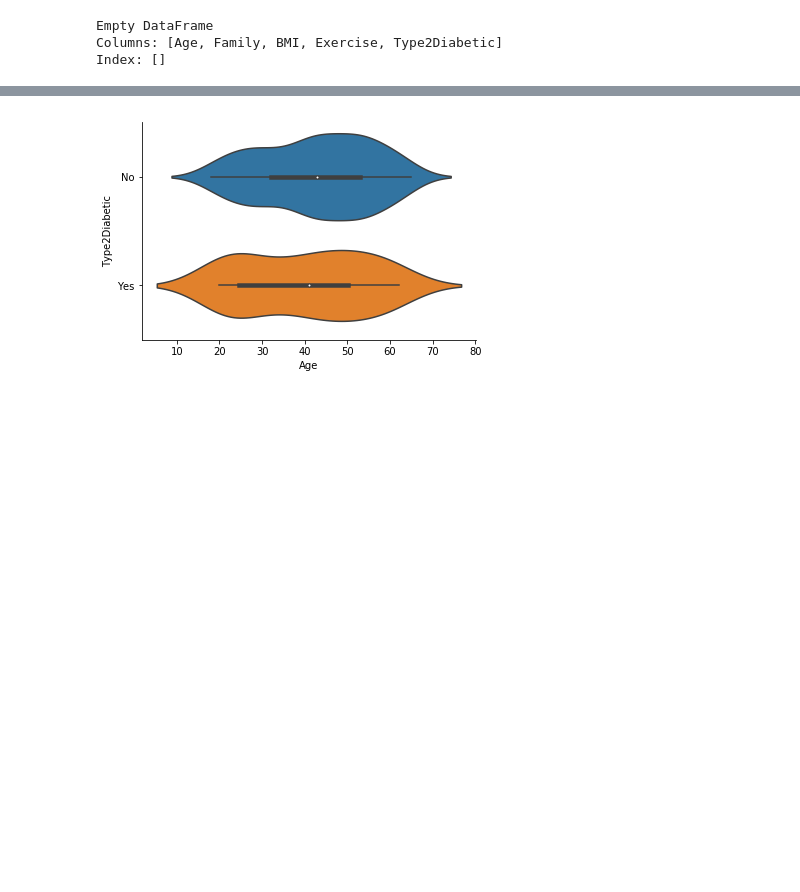
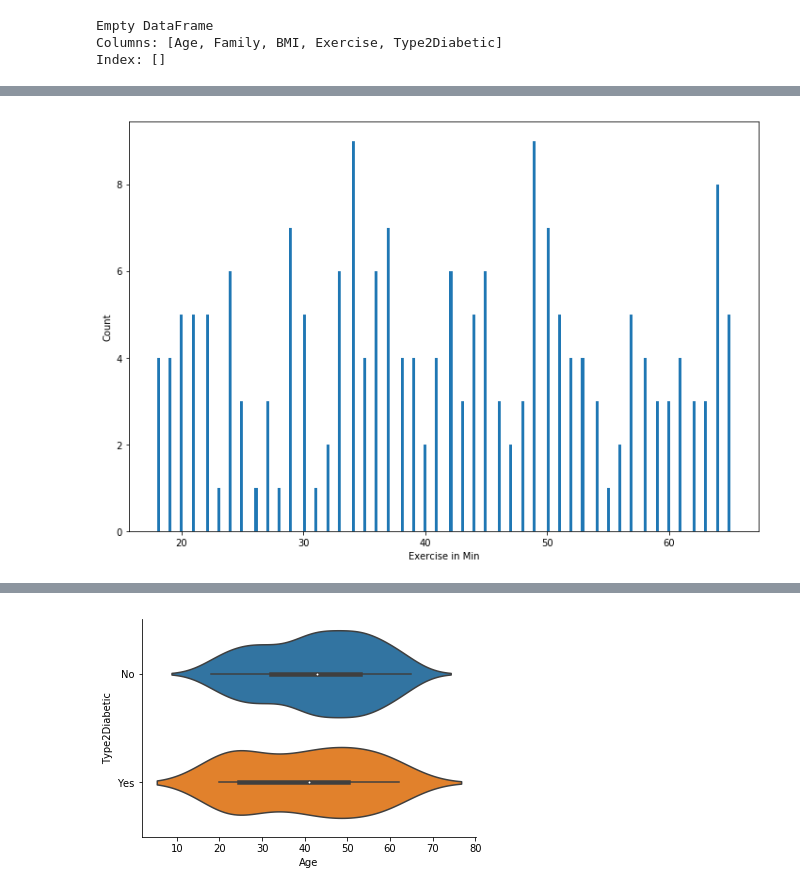
Before and after one commit to pauladaly/Programming_DA_Project, a Jupyter notebook: Programming_DA_Project.ipynb, the cells around one changed output, grey strips where cells are left out. Saved outputs shown, nothing was run; the diff lists cells and outputs as text; code cells hidden in the pictures; blank space fills up the shorter version.

```diff
--- a/Programming_DA_Project.ipynb
+++ b/Programming_DA_Project.ipynb
@@ -166,3 +198,12 @@ Exercise
+# %%
+# Histogram to view the distribution of Exercise in min
+plt.figure(figsize=(12,8), facecolor='w', edgecolor='k', clear='True')
+plt.hist(age, bins=200)
+plt.xlabel('Exercise in Min')
+plt.ylabel('Count')
+plt.show()
+# %% [output]
+[figure, added]
 # %%
 # Type 2 Diabetic
 
```
Also changed, not shown: parts of 17 cells of this notebook.
